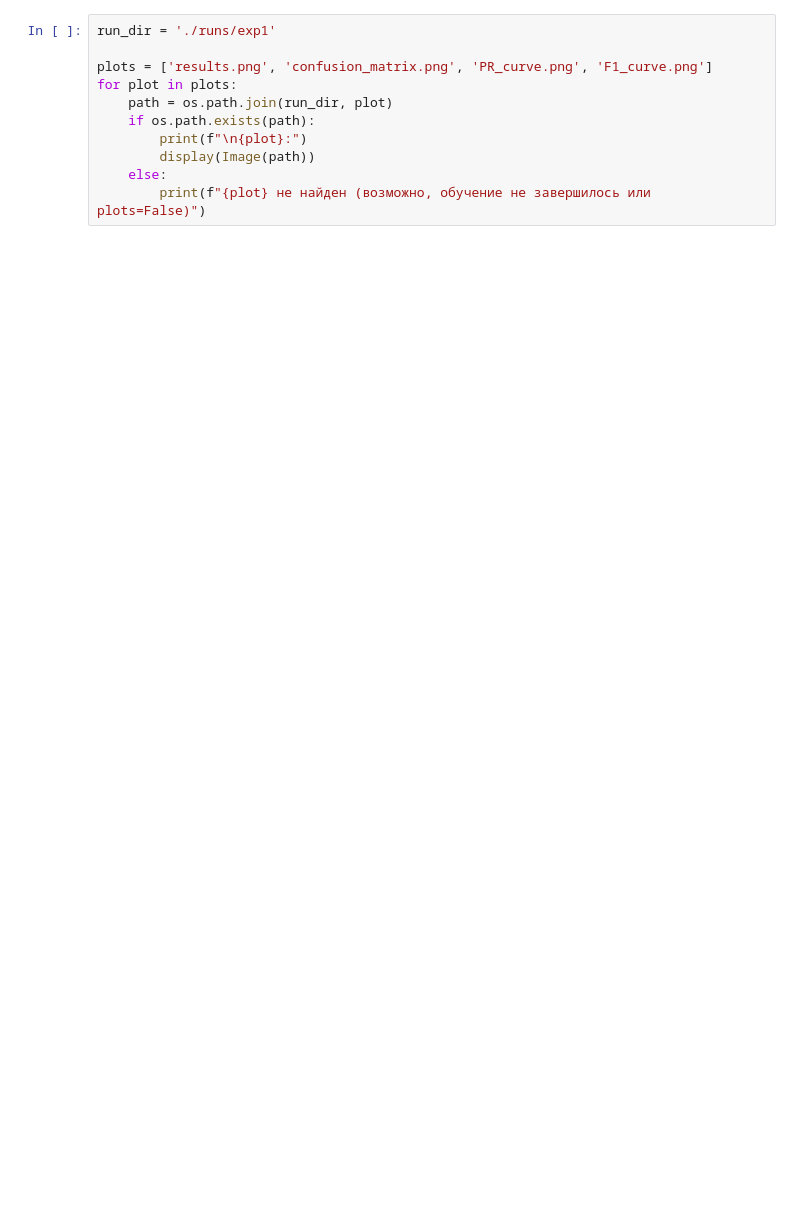
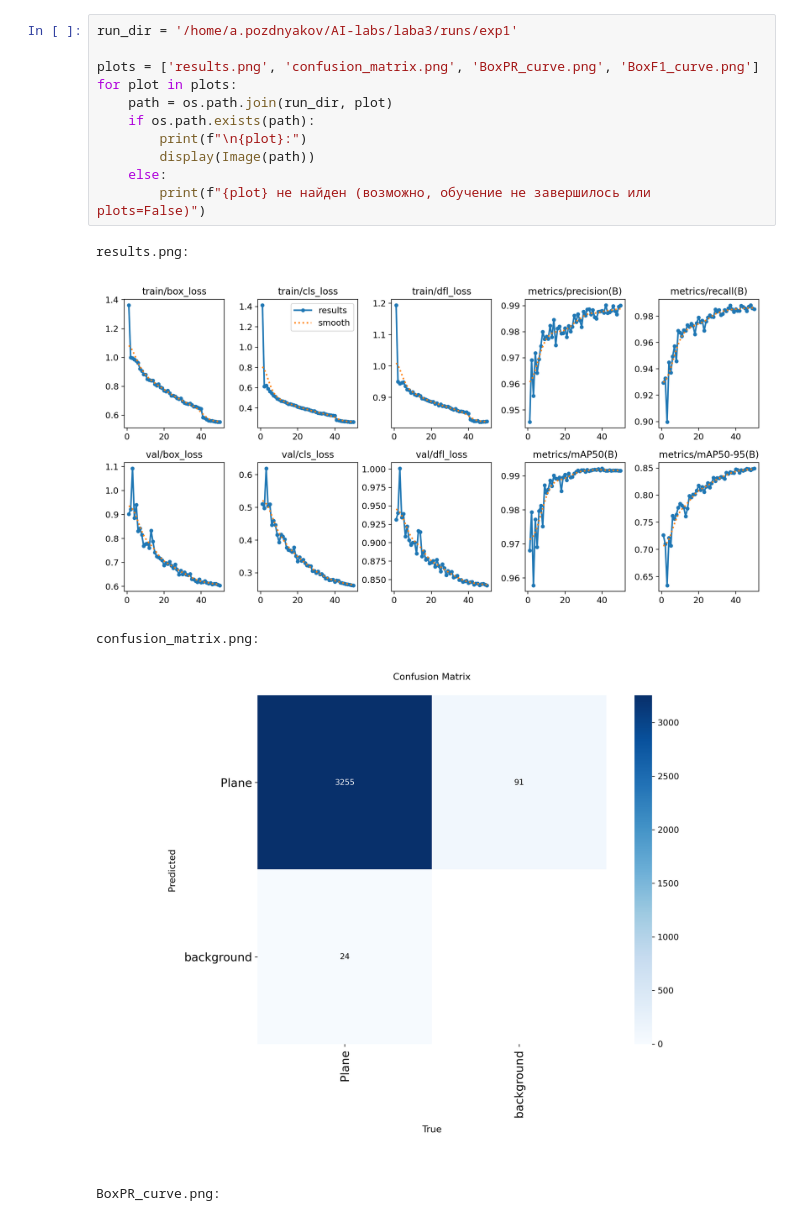
Before and after one commit to Pozdnyakov-Artem/AI-labs, a Jupyter notebook: laba3/laba3.ipynb, the cells around one changed output. Drawn from its saved outputs; the diff is of its cells as text; blank space fills up the shorter version.

Commit message:
laba

```diff
--- a/laba3/laba3.ipynb
+++ b/laba3/laba3.ipynb
@@ -29,11 +51,17 @@ results = model.train(
 # %%
-run_dir = './runs/exp1'
+run_dir = '/home/a.pozdnyakov/AI-labs/laba3/runs/exp1'
 
-plots = ['results.png', 'confusion_matrix.png', 'PR_curve.png', 'F1_curve.png']
+plots = ['results.png', 'confusion_matrix.png', 'BoxPR_curve.png', 'BoxF1_curve.png']
 for plot in plots:
     path = os.path.join(run_dir, plot)
     if os.path.exists(path):
         print(f"\n{plot}:")
         display(Image(path))
     else:
         print(f"{plot} не найден (возможно, обучение не завершилось или plots=False)")
+# %% [output]
+results.png:
+[figure, added]
+confusion_matrix.png:
+[figure, added]
+BoxPR_curve.png:
```
Also changed, not shown: parts of 5 cells of this notebook.
